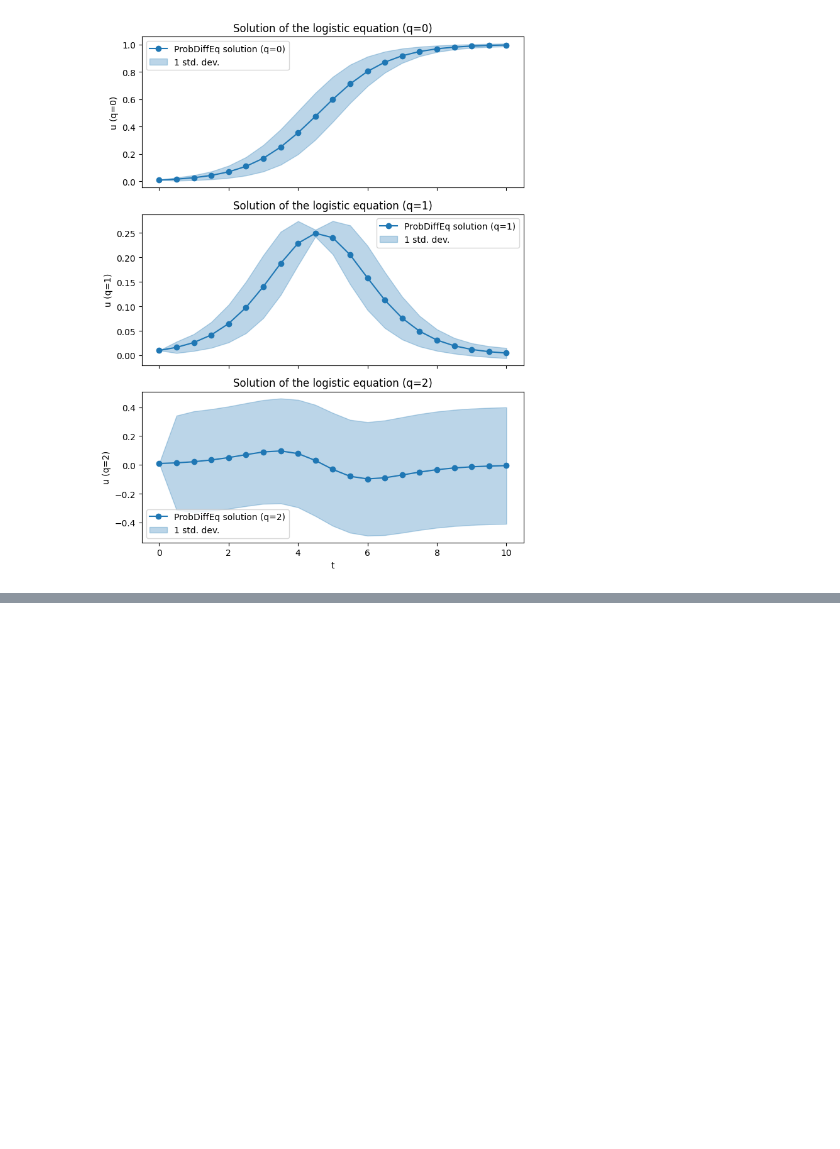
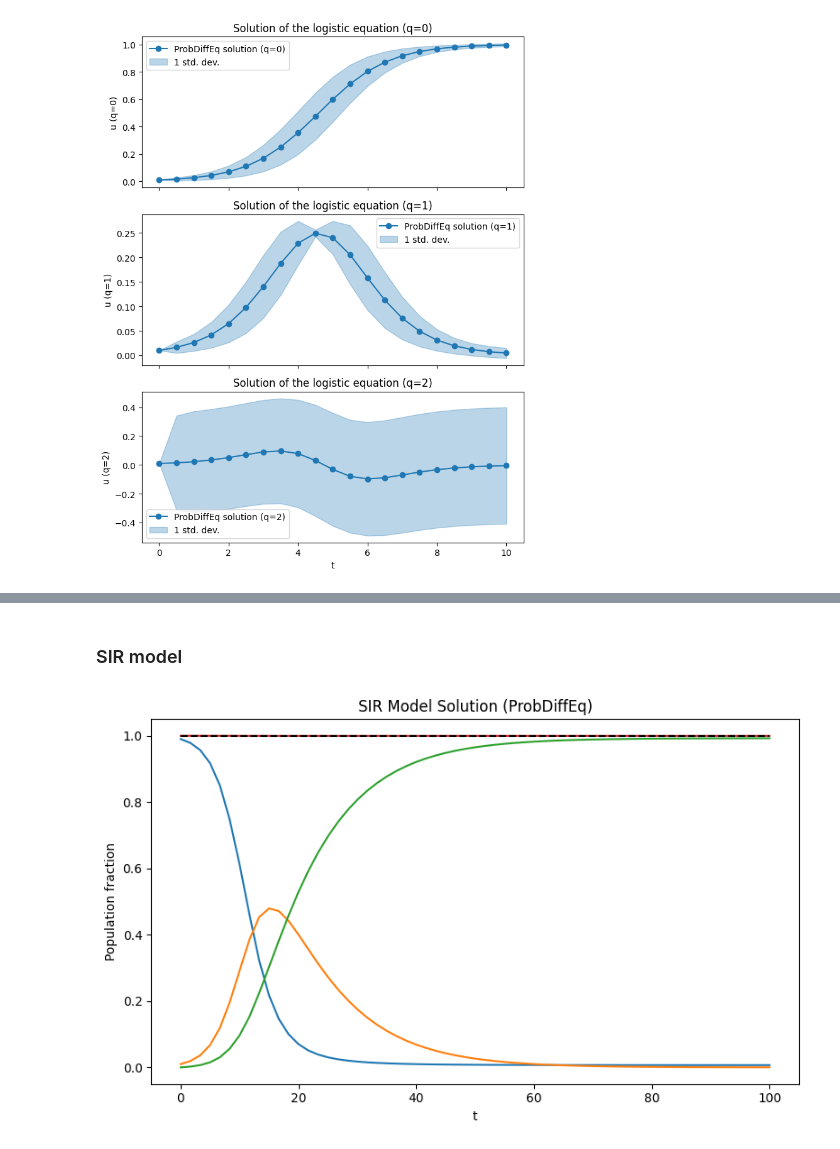
Before and after one commit to paufisch/ode_filters, a Jupyter notebook: probdiffeq.ipynb, the cells around one changed output, grey strips where cells are left out. Cells and saved outputs as stored; diff of their text form; code cells hidden in the pictures; blank space fills up the shorter version.

```diff
--- a/probdiffeq.ipynb
+++ b/probdiffeq.ipynb
@@ -140,0 +180,51 @@ z_sequence = np.zeros(N).reshape(-1,1)
+# %% [markdown]
+### SIR model
+# %%
+def vf(y, *, t, beta=0.5, gamma=0.1):  # noqa: ARG001
+    """Evaluate the Lotka-Volterra vector field."""
+    y0, y1, y3 = y[0], y[1], y[2]
+
+    y0_new = -1.*beta*y0*y1
+    y1_new = beta*y0*y1 - gamma*y1
+    y2_new = gamma * y1
+    return jnp.asarray([y0_new, y1_new, y2_new])
+
+
+u0 = jnp.asarray([0.99, 0.01, 0.])
+t0, t1 = 0.0, 100.0
+N = 60
+h = (t1 - t0) / N
+grid = jnp.linspace(t0, t1, N + 1) #for naive fixed grid computation
+
+
+tcoeffs = taylor.odejet_padded_scan(lambda y: vf(y, t=t0), (u0,), num=2)
+
+init, ibm, ssm = ivpsolvers.prior_wiener_integrated(tcoeffs, ssm_fact="dense")
+
+# Build a solver
+ts = ivpsolvers.correction_ts1(vf, ssm=ssm, ode_order=1)
+strategy = ivpsolvers.strategy_filter(ssm=ssm)
+solver = ivpsolvers.solver(ssm=ssm, strategy=strategy, prior=ibm, correction=ts)
+#adaptive_solver = ivpsolvers.adaptive(solver, ssm=ssm)
+
+solution = ivpsolve.solve_fixed_grid(init, grid=grid, solver=solver, ssm=ssm)
+
+# Look at the solution
+#print(f"\ninitial = {jax.tree.map(jnp.shape, init)}")
+#print(f"\nsolution = {jax.tree.map(jnp.shape, solution)}")
+
+u_array = jnp.asarray(solution.u)
+t_array = jnp.asarray(solution.t)
+u_plot = u_array[0, :, :]
+
+fig, ax = plt.subplots(figsize=(8, 5))
+ax.plot(t_array, u_plot)
+ax.plot(t_array, jnp.sum(u_plot, axis=1))
+ax.plot(t_array, jnp.ones_like(t_array), linestyle='--', color='black')
+ax.set_xlabel('t')
+ax.set_ylabel('Population fraction')
+ax.set_title('SIR Model Solution (ProbDiffEq)')
+plt.tight_layout()
+plt.show()
+# %% [output]
+[figure, added]
```
Also changed, not shown: parts of 5 cells of this notebook.
